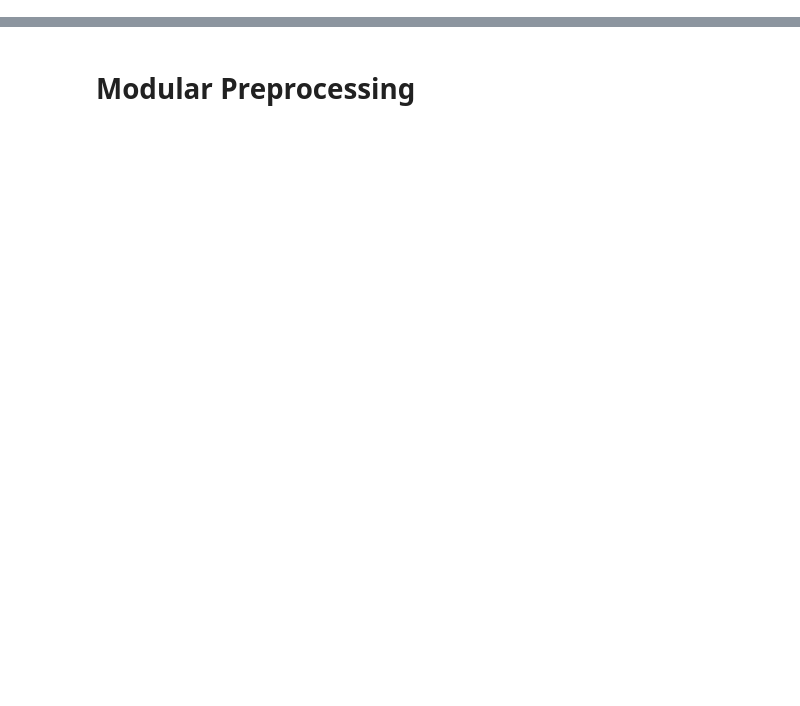
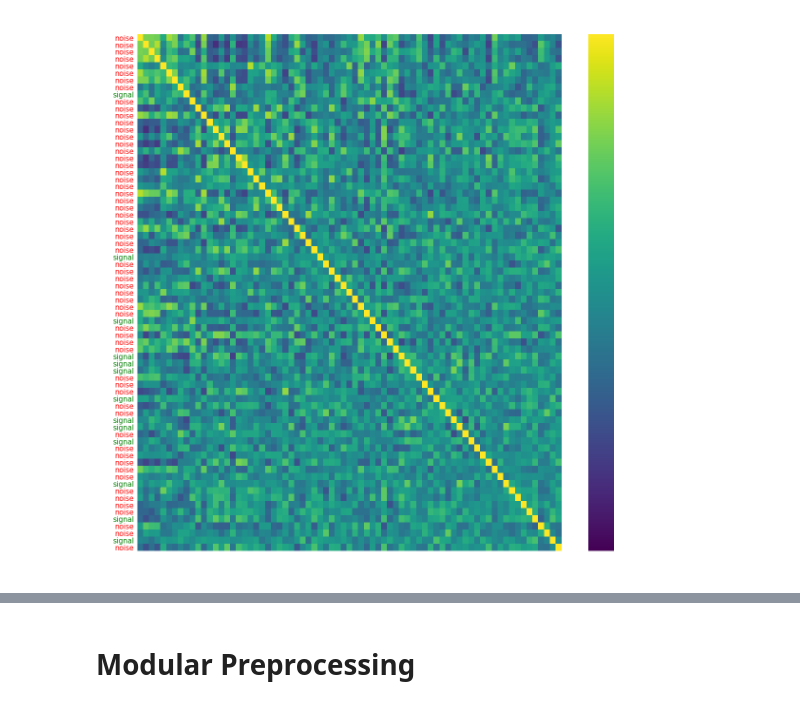
Before and after one commit to jdkent/2018-Seminar-Talk, a Jupyter notebook: seminar_graphs.ipynb, the cells around one changed output, grey strips where cells are left out. Cells and saved outputs as stored; diff of their text form; code cells hidden in the pictures; blank space fills up the shorter version.

```diff
--- a/seminar_graphs.ipynb
+++ b/seminar_graphs.ipynb
@@ -62,16 +84,19 @@ correlations = np.corrcoef(ica_ts, rowvar=False)
 # %%
 # make the figure bigger overall
 plt.rcParams["figure.figsize"] = (20,20)
 fig = sns.heatmap(correlations,
                   yticklabels=signal_noise_idx, #label the yaxis with individual markers
                   vmin=-1, vmax=1, # set the colorbar to go from -1 to 1
-                  cmap="RdBu") # have the color gradient go from red to blue
+                  cmap='viridis') # have the color gradient go from red to blue
 for color,tick in zip(color_idx, fig.yaxis.get_major_ticks()):
     tick.label1.set_color(color) # set the individual colors
     tick.label1.set_fontsize('15') # increase the size
 fig.set_ylabel('Classification (Signal or Noise)', fontdict={'fontsize': 25})
 fig.set_xlabel('ICA Component Number', fontdict={'fontsize': 25})
 fig.set_title('Correlation of ICA Components', fontdict={'fontsize': 30})
+plt.savefig('./imgs/correlation_ica_components.png', transparent=True)
+# %% [output]
+[figure, added]
 # %%
 # get a voxel in the right insula
 bold_img = nib.load('./data/test_bold_space-MNI152NLin2009cAsym_preproc.nii.gz')
```
Also changed, not shown: parts of 31 cells of this notebook.
